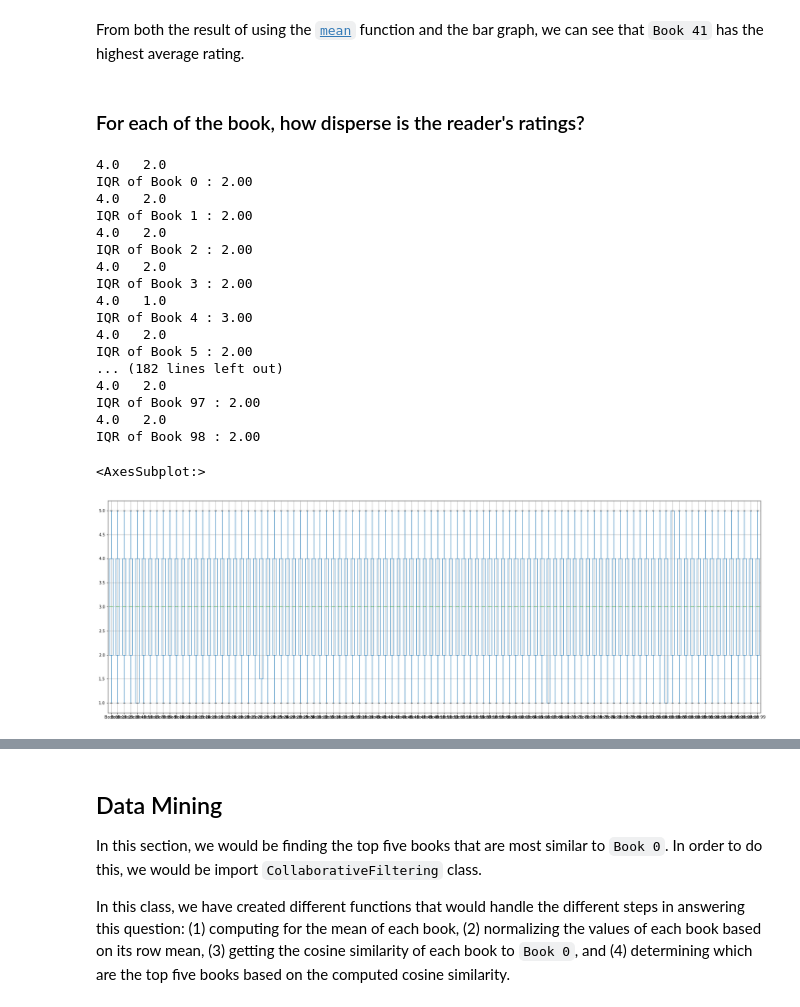
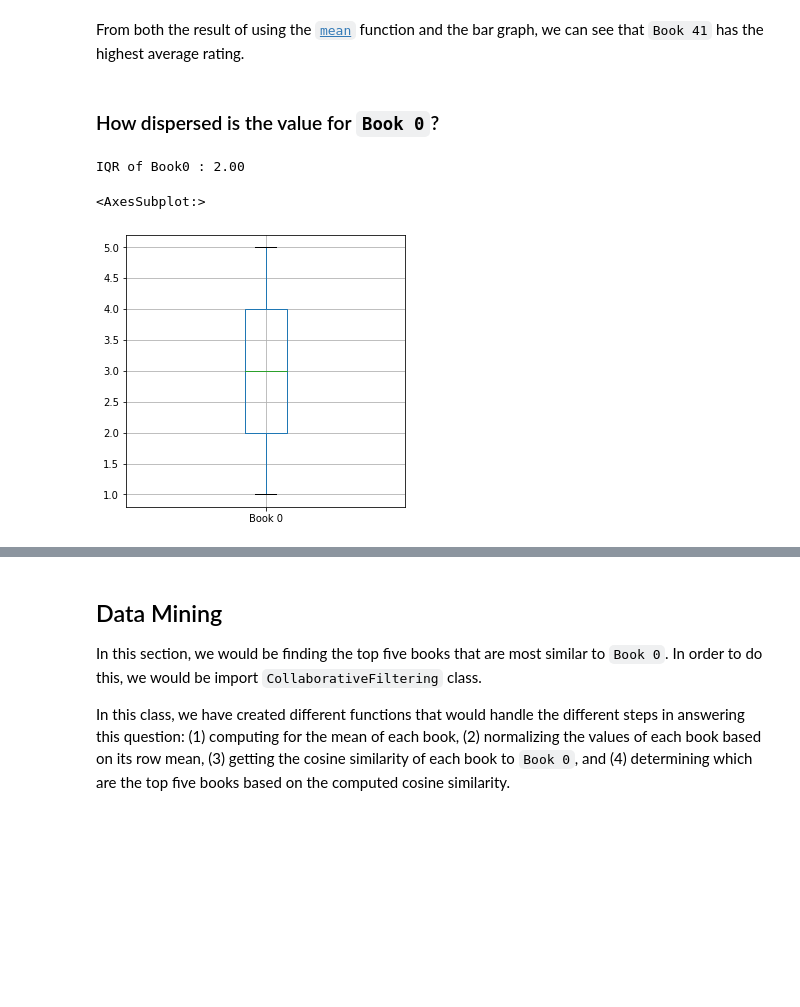
Before and after one commit to francheska-vicente/csmodel-project2, a Jupyter notebook: CSMODEL-Project2-S11-Group28.ipynb, the cells around one changed output, grey strips where cells are left out. Cells and saved outputs as stored; diff of their text form; code cells hidden in the pictures; blank space fills up the shorter version.

```diff
--- a/CSMODEL-Project2-S11-Group28.ipynb
+++ b/CSMODEL-Project2-S11-Group28.ipynb
@@ -94,35 +94,17 @@ mean.plot.bar(figsize=(50, 40))
 [figure]
 # %% [markdown]
 From both the result of using the [`mean`](https://pandas.pydata.org/docs/reference/api/pandas.DataFrame.mean.html) function and the bar graph, we can see that `Book 41` has the highest average rating.
-# %% [markdown]
-### For each of the book, how disperse is the reader's ratings?
+# %% [markdown]
+### How dispersed is the value for `Book 0`?
 # %%
-for i in range(0, 99):
-    Q3 = np.nanquantile(book_df.iloc[i, :], 0.75)
-    Q1 = np.nanquantile(book_df.iloc[i, :], 0.25)
-    print (Q3, " ", Q1)
-    IQR = Q3 - Q1
-    print("IQR of Book", i, ": %.2f" % (IQR))
+Q3 = np.nanquantile(book_df.iloc[0], 0.75)
+Q1 = np.nanquantile(book_df.iloc[0], 0.25)
+IQR = Q3 - Q1
+print("IQR of Book0 : %.2f" % (IQR))
 # %% [output]
-4.0   2.0
-IQR of Book 0 : 2.00
-4.0   2.0
-IQR of Book 1 : 2.00
-4.0   2.0
-IQR of Book 2 : 2.00
-4.0   2.0
-IQR of Book 3 : 2.00
-4.0   1.0
-IQR of Book 4 : 3.00
-4.0   2.0
-IQR of Book 5 : 2.00
-... (182 lines left out)
-4.0   2.0
-IQR of Book 97 : 2.00
-4.0   2.0
-IQR of Book 98 : 2.00
+IQR of Book0 : 2.00
 # %%
-book_df.T.plot.box(grid='True', figsize=(30, 10))
+book_df.iloc[0].T.plot.box(grid='True', figsize=(5, 5))
 # %% [output]
 <AxesSubplot:>
-[figure, old version]
+[figure, new version]
```
Also changed, not shown: parts of 1 cell of this notebook.
